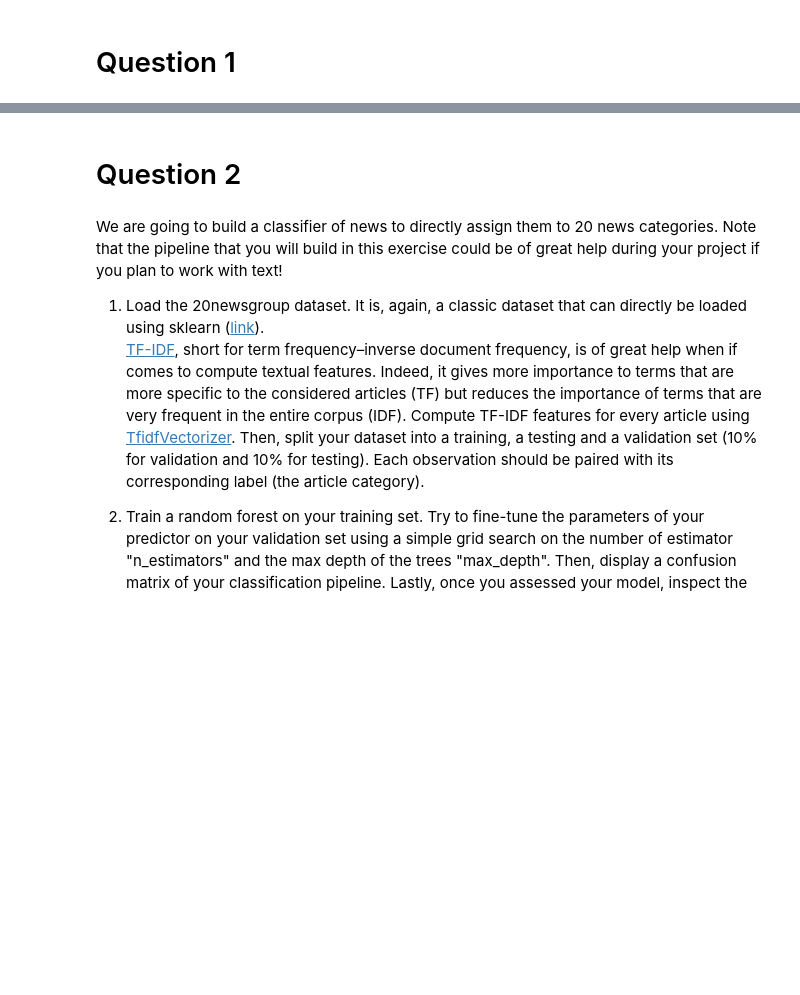
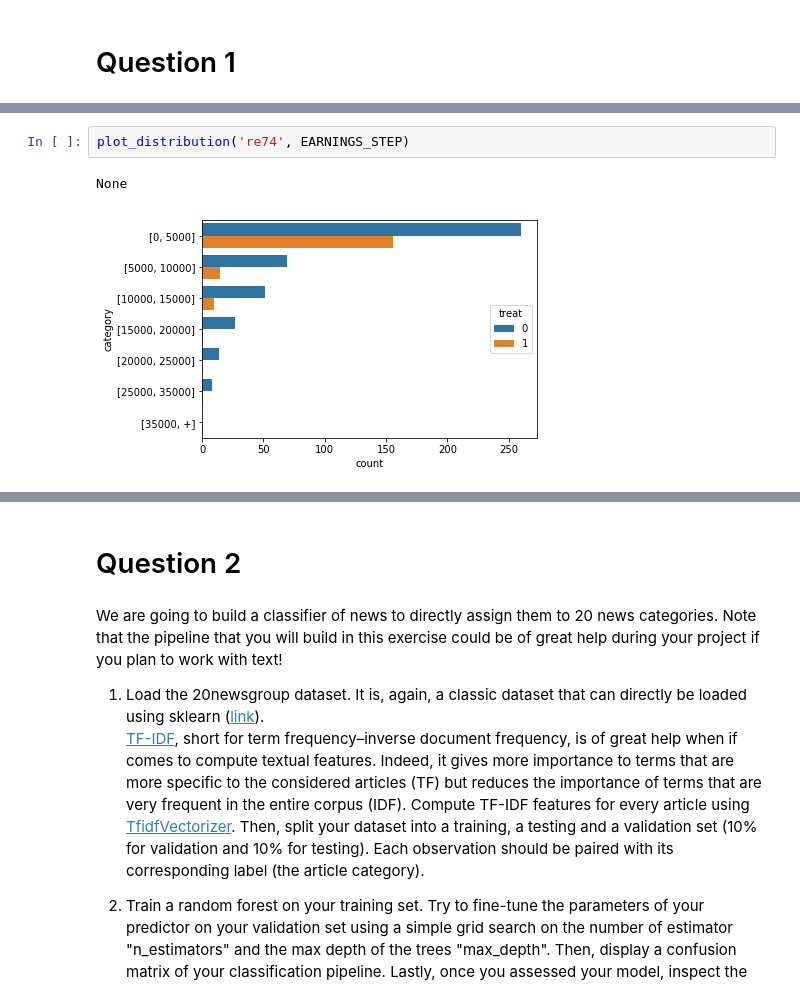
Before and after one commit to darioAnongba/EPFL-ADA, a Jupyter notebook: Labs/04 - Applied ML/Homework4.ipynb, the cells around one changed output, grey strips where cells are left out. Drawn from its saved outputs; the diff is of its cells as text; blank space fills up the shorter version.

```diff
--- a/Labs/04 - Applied ML/Homework4.ipynb
+++ b/Labs/04 - Applied ML/Homework4.ipynb
@@ -12,0 +95,5 @@ import numpy as np
+# %%
+plot_distribution('re74', EARNINGS_STEP)
+# %% [output]
+None
+[figure, added]
```
Also changed, not shown: parts of 20 cells of this notebook, 1 other file.
